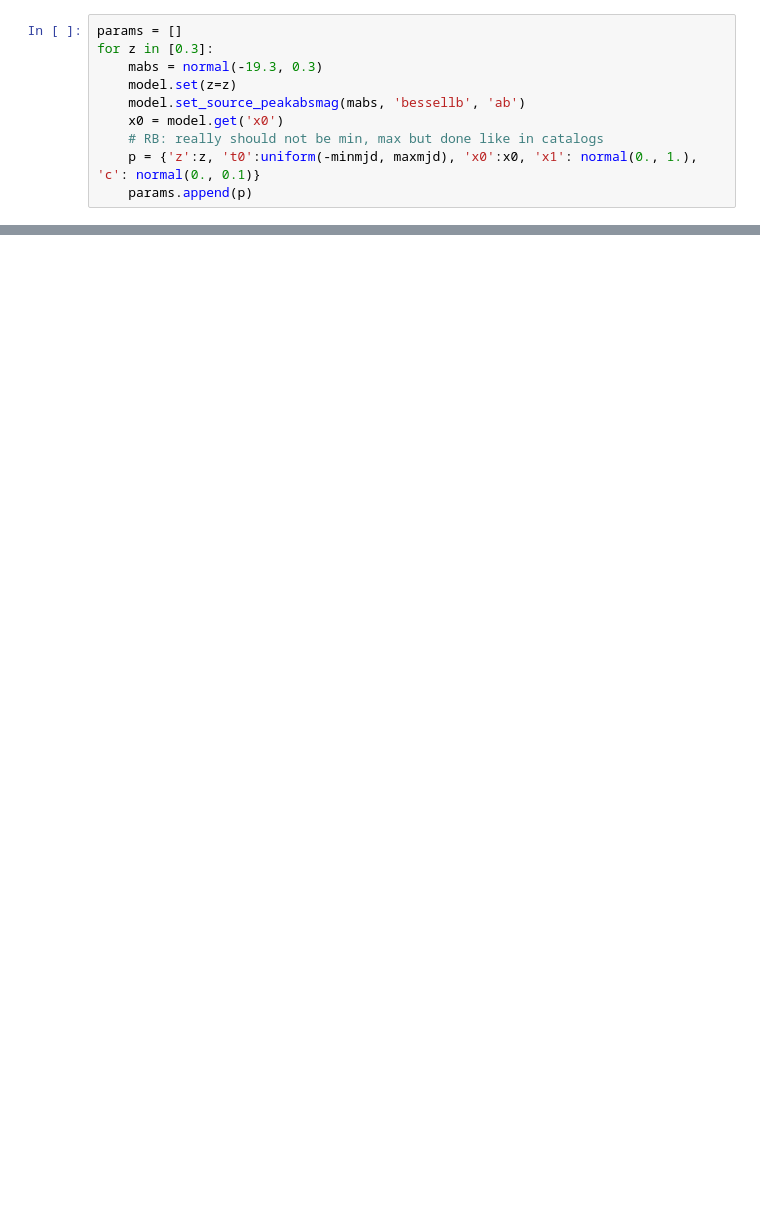
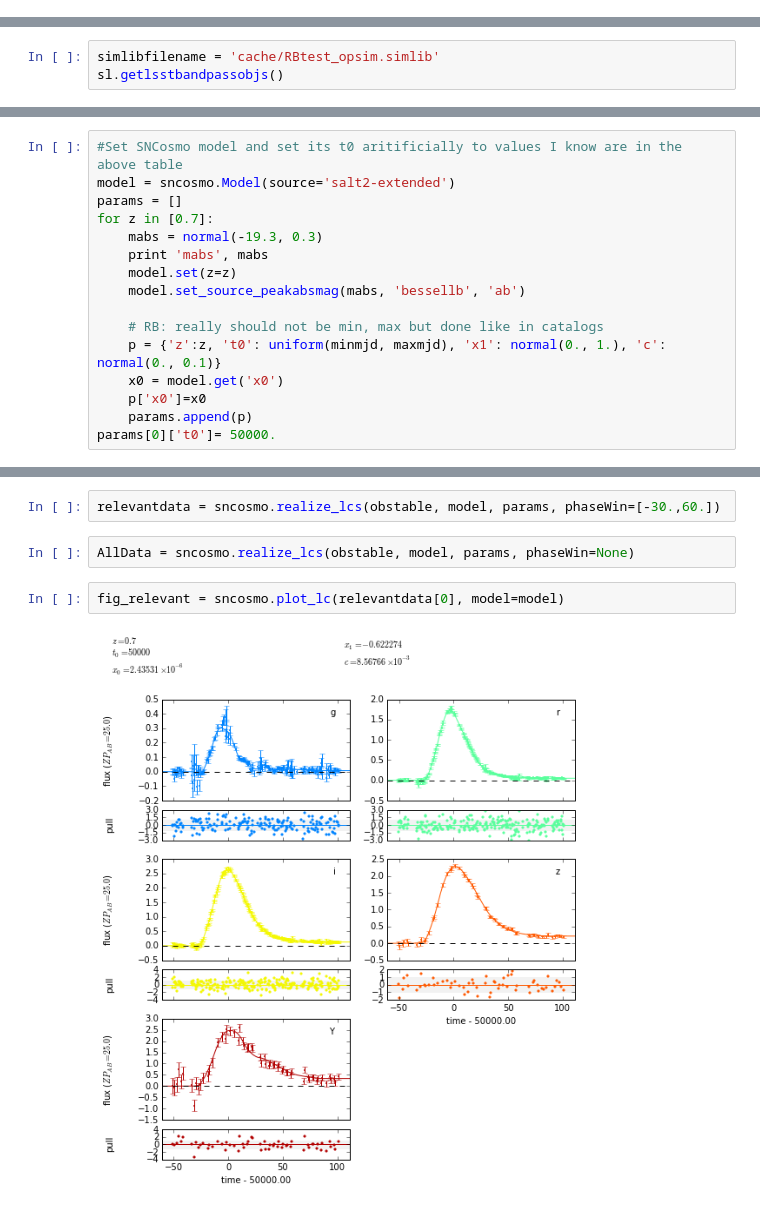
Before and after one commit to rbiswas4/lsstpipeline, a Jupyter notebook: realize_lcs.ipynb, the cells around one changed output, grey strips where cells are left out. Saved outputs shown, nothing was run; the diff lists cells and outputs as text; blank space fills up the shorter version.

```diff
--- a/realize_lcs.ipynb
+++ b/realize_lcs.ipynb
@@ -15,10 +0,0 @@ model = sncosmo.Model(source='salt2-extended')
-# %%
-params = []
-for z in [0.3]:
-    mabs = normal(-19.3, 0.3)
-    model.set(z=z)
-    model.set_source_peakabsmag(mabs, 'bessellb', 'ab')
-    x0 = model.get('x0')
-    # RB: really should not be min, max but done like in catalogs
-    p = {'z':z, 't0':uniform(-minmjd, maxmjd), 'x0':x0, 'x1': normal(0., 1.), 'c': normal(0., 0.1)}
-    params.append(p)
@@ -130,0 +15,3 @@ plt.plot(data[0]['time']
+# %%
+simlibfilename = 'cache/RBtest_opsim.simlib'
+sl.getlsstbandpassobjs()
@@ -130,0 +44,16 @@ plt.plot(data[0]['time']
+# %%
+#Set SNCosmo model and set its t0 aritificially to values I know are in the above table
+model = sncosmo.Model(source='salt2-extended')
+params = []
+for z in [0.7]:
+    mabs = normal(-19.3, 0.3)
+    print 'mabs', mabs
+    model.set(z=z)
+    model.set_source_peakabsmag(mabs, 'bessellb', 'ab')
+
+    # RB: really should not be min, max but done like in catalogs
+    p = {'z':z, 't0': uniform(minmjd, maxmjd), 'x1': normal(0., 1.), 'c': normal(0., 0.1)}
+    x0 = model.get('x0')
+    p['x0']=x0
+    params.append(p)
+params[0]['t0']= 50000.
@@ -130,0 +111,8 @@ plt.plot(data[0]['time']
+# %%
+relevantdata = sncosmo.realize_lcs(obstable, model, params, phaseWin=[-30.,60.])
+# %%
+AllData = sncosmo.realize_lcs(obstable, model, params, phaseWin=None)
+# %%
+fig_relevant = sncosmo.plot_lc(relevantdata[0], model=model)
+# %% [output]
+[figure, added]
```
Also changed, not shown: parts of 48 cells of this notebook.
